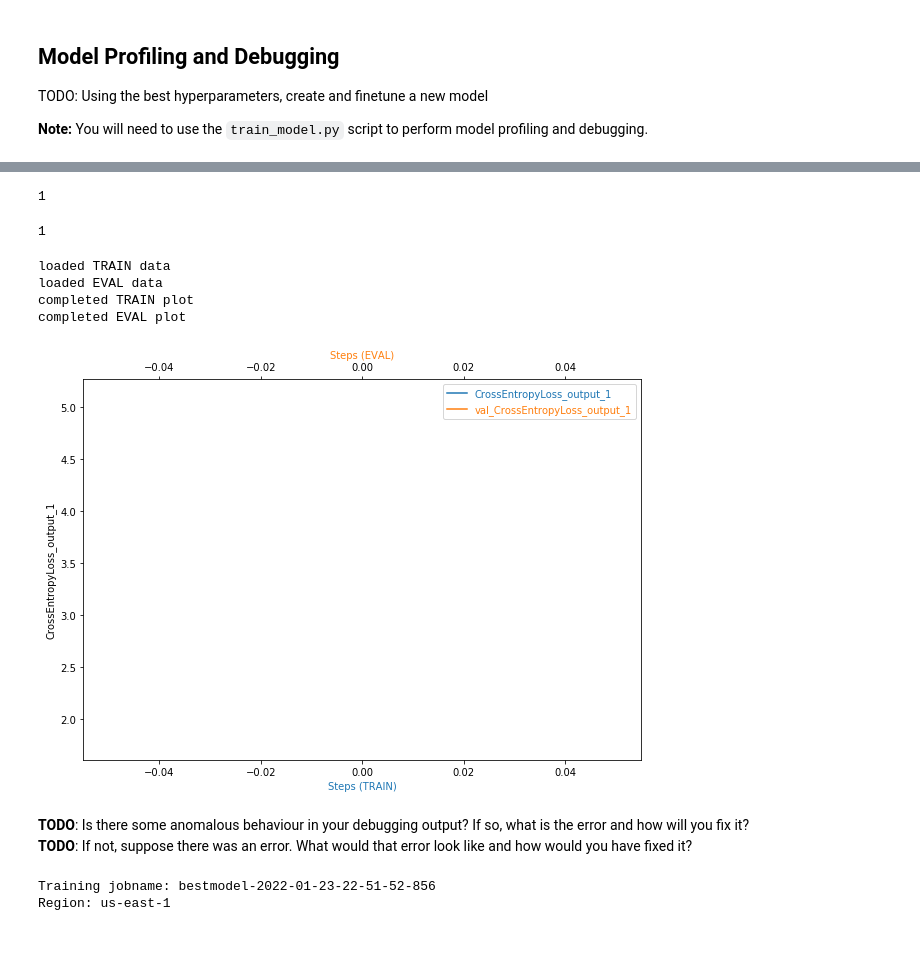
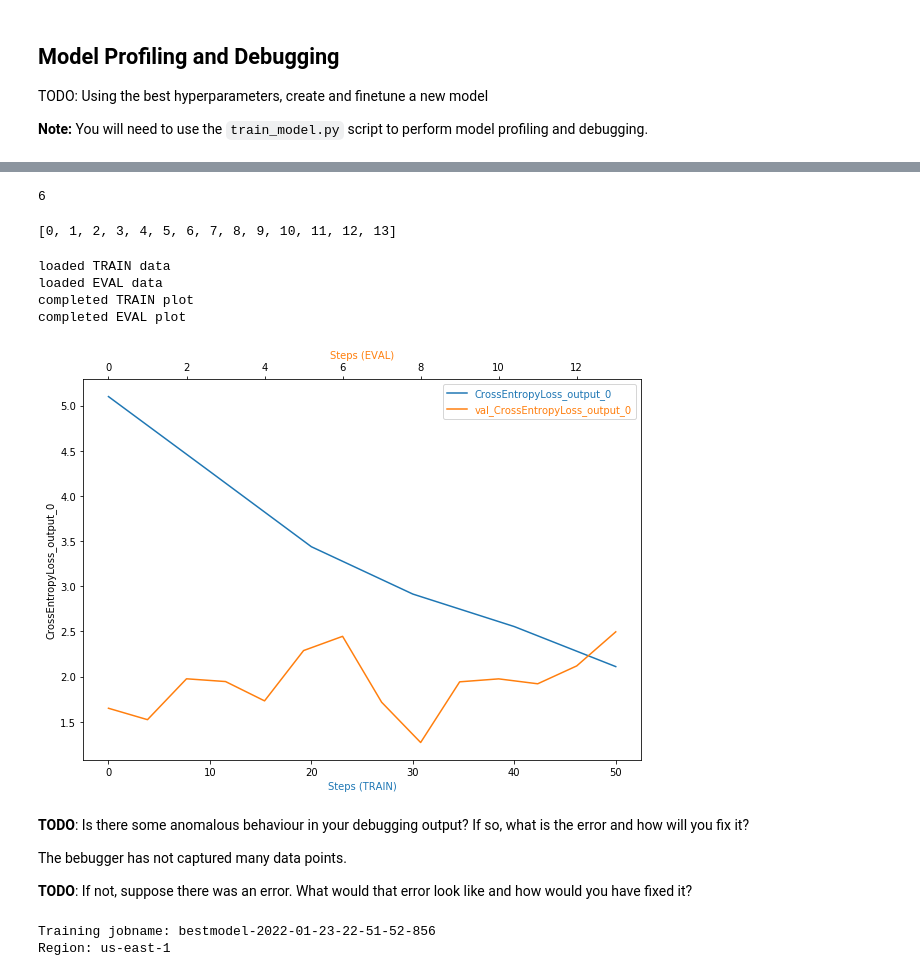
Before and after one commit to fatima1002/aws-deeplearning, a Jupyter notebook: train_and_deploy.ipynb, the cells around one changed output, grey strips where cells are left out. Saved outputs shown, nothing was run; the diff lists cells and outputs as text; code cells hidden in the pictures; blank space fills up the shorter version.

```diff
--- a/train_and_deploy.ipynb
+++ b/train_and_deploy.ipynb
@@ -193,9 +192,14 @@ best_estimator.hyperparameters()
  'sagemaker_region': '"us-east-1"',
  'sagemaker_submit_directory': '"s3://sagemaker-us-east-1-758745060942/pytorch-training-2022-01-23-21-12-44-711/source/sourcedir.tar.gz"'}
 # %%
-hyperparameters = {"batch_size": int(best_estimator.hyperparameters()['batch_size'].replace('"', '')), \
-                   "lr": best_estimator.hyperparameters()['lr'],
-                   "epochs": int(best_estimator.hyperparameters()['epochs'])}
+# hyperparameters = {"batch_size": int(best_estimator.hyperparameters()['batch_size'].replace('"', '')), \
+#                    "lr": best_estimator.hyperparameters()['lr'],
+#                    "epochs": int(best_estimator.hyperparameters()['epochs'])}
+
+
+hyperparameters = {"batch_size": 128, \
+                   "lr": 0.0014267005122579185,
+                   "epochs": 3}
 # %% [markdown]
 ## Model Profiling and Debugging
 TODO: Using the best hyperparameters, create and finetune a new model
@@ -203,16 +207,25 @@ TODO: Using the best hyperparameters, create and finetune a new model
 **Note:** You will need to use the `train_model.py` script to perform model profiling and debugging.
 # %%
 # TODO: Set up debugging and profiling rules and hooks
+# collection_configs=[
+#     CollectionConfig(
+#         name="CrossEntropyLoss_output_0",
+#         parameters={
+#             "include_regex": "CrossEntropyLoss_output_0",
+#             "train.save_steps": "100",
+#             "eval.save_steps": "100"
+#         }
+#     )
+# ]
+
 collection_configs=[
     CollectionConfig(
-        name="losses",
+        name="CrossEntropyLoss_output_0",
         parameters={
-            "include_regex": ".*ReLU_output|.*ResNet_input|.*image|.*CrossEntropyLoss",
-            "train.save_steps": "100",
-            "eval.save_steps": "30"
-        }
-    )
-]
+            "include_regex": "CrossEntropyLoss_output_0",
+            "train.save_interval": "10",
+            "eval.save_interval": "1"})]
+
 
 # hook_config = DebuggerHookConfig(
 #     # hook_parameters={"train.save_interval": "100",
@@ -226,7 +239,7 @@ hook_config=DebuggerHookConfig(
 
 profiler_config = ProfilerConfig(
     system_monitor_interval_millis=500,
-    framework_profile_params=FrameworkProfile(num_steps=10)
+    framework_profile_params=FrameworkProfile(num_steps=1)
 )
 
 
@@ -317,8 +345,8 @@ trial.tensor_names()
 # %%
 len(trial.tensor("CrossEntropyLoss_output_0").steps(mode=ModeKeys.TRAIN))
 # %% [output]
-1
+6
 # %%
-len(trial.tensor("CrossEntropyLoss_output_0").steps(mode=ModeKeys.EVAL))
+trial.tensor("CrossEntropyLoss_output_0").steps(mode=ModeKeys.EVAL)
 # %% [output]
-1
+[0, 1, 2, 3, 4, 5, 6, 7, 8, 9, 10, 11, 12, 13]
@@ -347,39 +377,42 @@ def plot_tensor(trial, tensor_name):
     host = host_subplot(111)
 
     par = host.twiny()
 
     host.set_xlabel("Steps (TRAIN)")
     par.set_xlabel("Steps (EVAL)")
     host.set_ylabel(tensor_name)
 
     (p1,) = host.plot(steps_train, vals_train, label=tensor_name)
     print("completed TRAIN plot")
     (p2,) = par.plot(steps_eval, vals_eval, label="val_" + tensor_name)
     print("completed EVAL plot")
     leg = plt.legend()
 
     host.xaxis.get_label().set_color(p1.get_color())
     leg.texts[0].set_color(p1.get_color())
 
     par.xaxis.get_label().set_color(p2.get_color())
     leg.texts[1].set_color(p2.get_color())
 
     plt.ylabel(tensor_name)
 
     plt.show()
 
 
-plot_tensor(trial, "CrossEntropyLoss_output_1")
+plot_tensor(trial, "CrossEntropyLoss_output_0")
 # %% [output]
 loaded TRAIN data
 loaded EVAL data
 completed TRAIN plot
 completed EVAL plot
-[figure, old version]
+[figure, new version]
 # %%
 # There is an error as there is not loss displayed, will need to come back and review
 # %% [markdown]
 **TODO**: Is there some anomalous behaviour in your debugging output? If so, what is the error and how will you fix it?
+
+The bebugger has not captured many data points.
+
 **TODO**: If not, suppose there was an error. What would that error look like and how would you have fixed it?
 # %%
 import boto3
```
Also changed, not shown: parts of 13 cells of this notebook, 1 other file.
